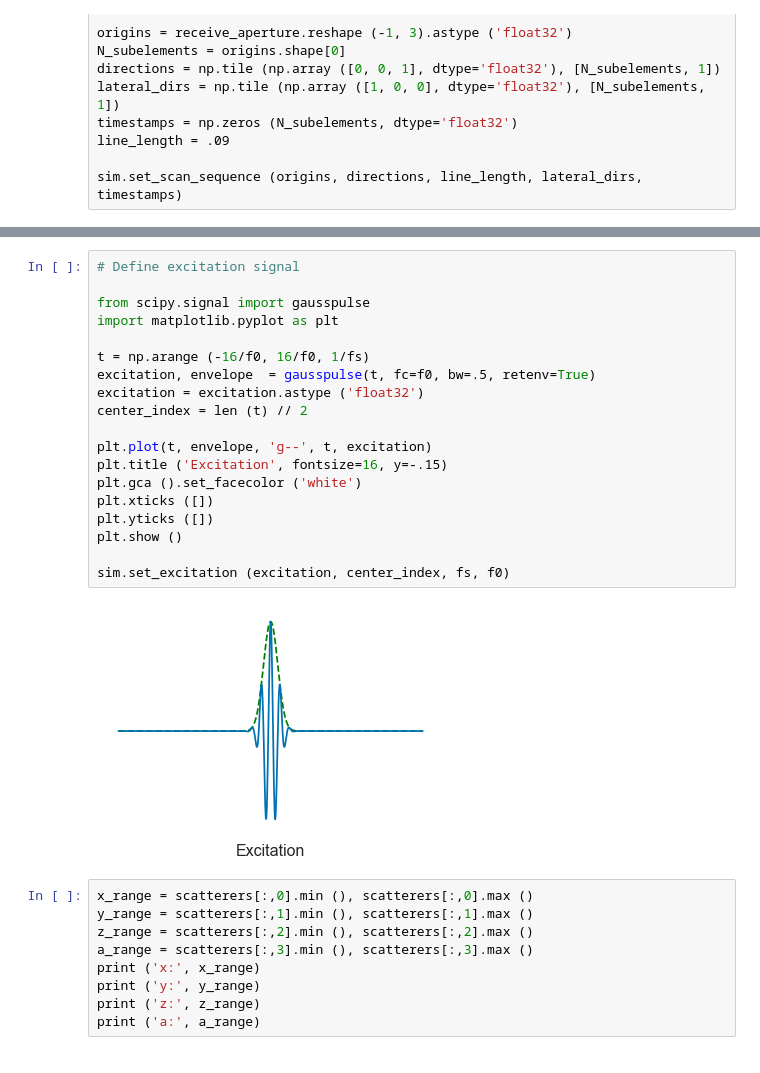
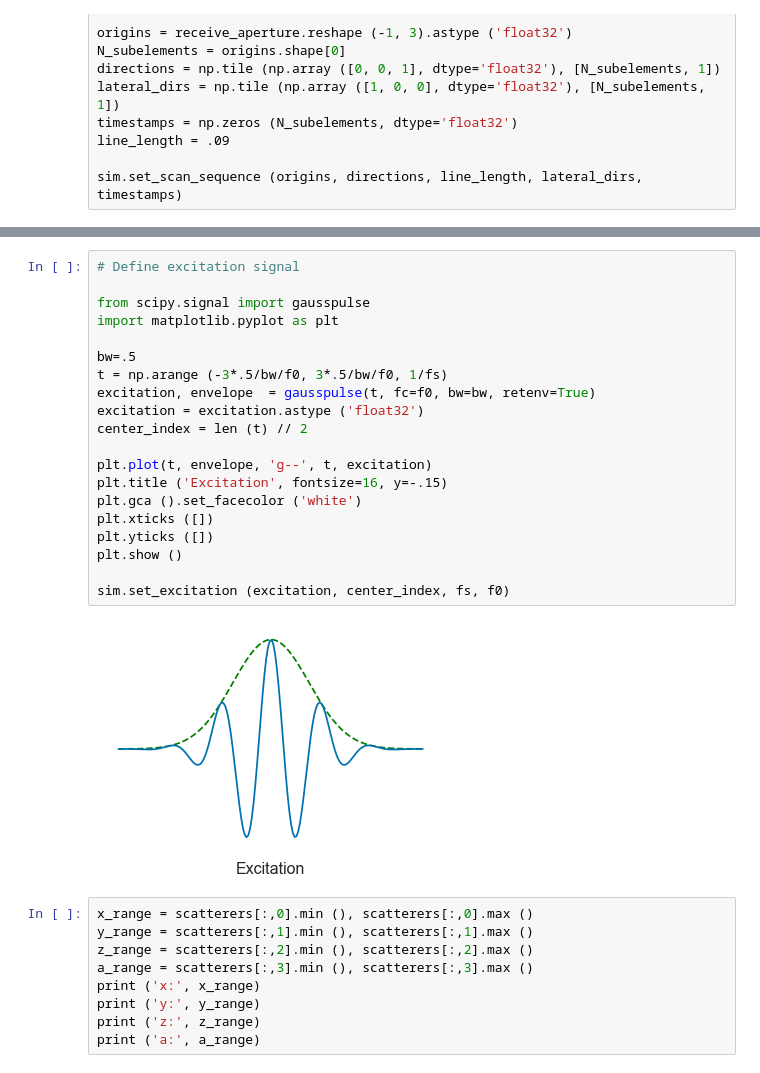
Before and after one commit to spenceryue/OpenBCSim, a Jupyter notebook: jupyter/Cyst Phantom from Field II.ipynb, the cells around one changed output, grey strips where cells are left out. Saved outputs shown, nothing was run; the diff lists cells and outputs as text.

```diff
--- a/jupyter/Cyst Phantom from Field II.ipynb
+++ b/jupyter/Cyst Phantom from Field II.ipynb
@@ -141,24 +151,25 @@ plt.show()
 # %%
 # Define excitation signal
 
 from scipy.signal import gausspulse
 import matplotlib.pyplot as plt
 
-t = np.arange (-16/f0, 16/f0, 1/fs)
-excitation, envelope  = gausspulse(t, fc=f0, bw=.5, retenv=True)
+bw=.5
+t = np.arange (-3*.5/bw/f0, 3*.5/bw/f0, 1/fs)
+excitation, envelope  = gausspulse(t, fc=f0, bw=bw, retenv=True)
 excitation = excitation.astype ('float32')
 center_index = len (t) // 2
 
 plt.plot(t, envelope, 'g--', t, excitation)
 plt.title ('Excitation', fontsize=16, y=-.15)
 plt.gca ().set_facecolor ('white')
 plt.xticks ([])
 plt.yticks ([])
 plt.show ()
 
 sim.set_excitation (excitation, center_index, fs, f0)
 # %% [output]
-[figure, old version]
+[figure, new version]
 # %%
 x_range = scatterers[:,0].min (), scatterers[:,0].max ()
 y_range = scatterers[:,1].min (), scatterers[:,1].max ()
```
Also changed, not shown: parts of 3 cells of this notebook, 12 other files.
